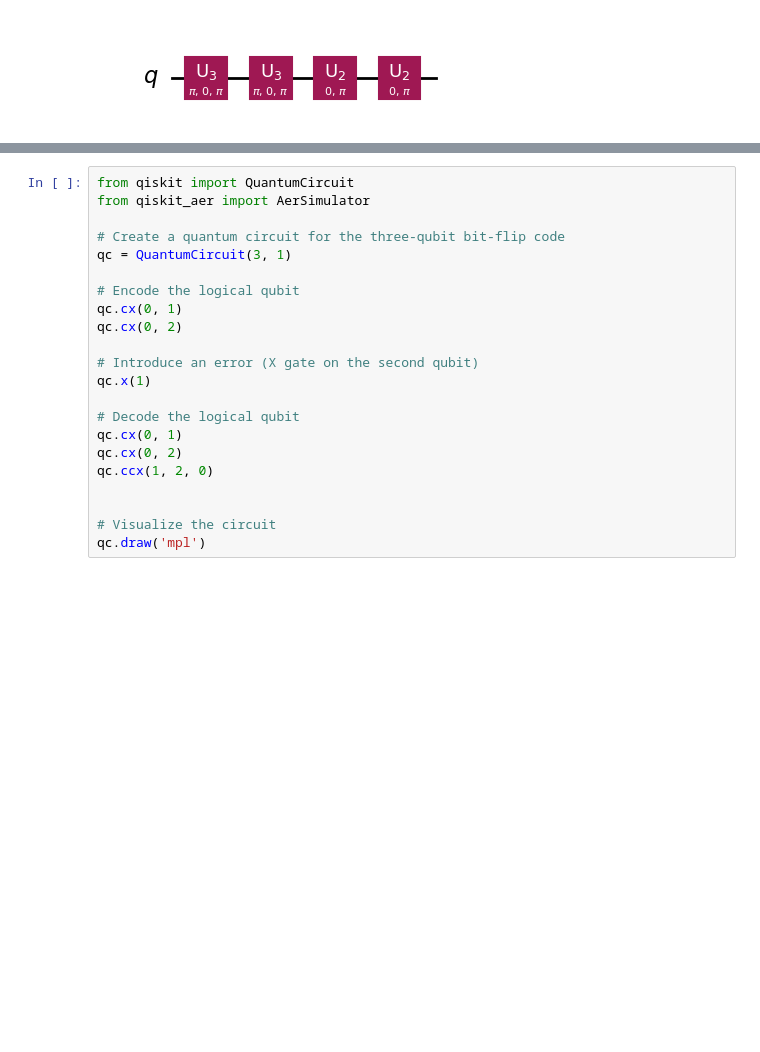
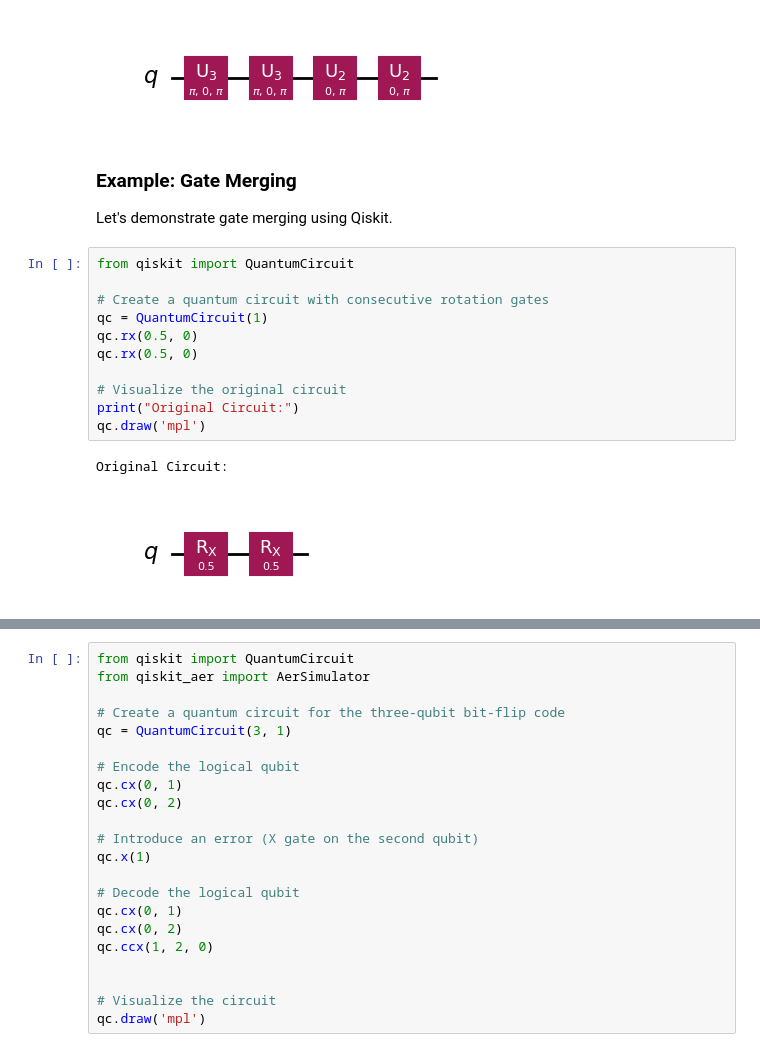
Before and after one commit to lrmulkayhee/quantum_computing_research, a Jupyter notebook: notebooks/advanced_quantum_circuitry.ipynb, the cells around one changed output, grey strips where cells are left out. Cells and saved outputs as stored; diff of their text form; blank space fills up the shorter version.

```diff
--- a/notebooks/advanced_quantum_circuitry.ipynb
+++ b/notebooks/advanced_quantum_circuitry.ipynb
@@ -44,3 +44,21 @@ optimized_qc.draw('mpl')
 # %% [output]
 Optimized Circuit:
 [figure]
+# %% [markdown]
+### Example: Gate Merging
+
+Let's demonstrate gate merging using Qiskit.
+# %%
+from qiskit import QuantumCircuit
+
+# Create a quantum circuit with consecutive rotation gates
+qc = QuantumCircuit(1)
+qc.rx(0.5, 0)
+qc.rx(0.5, 0)
+
+# Visualize the original circuit
+print("Original Circuit:")
+qc.draw('mpl')
+# %% [output]
+Original Circuit:
+[figure, added]
```
Also changed, not shown: parts of 24 cells of this notebook.
